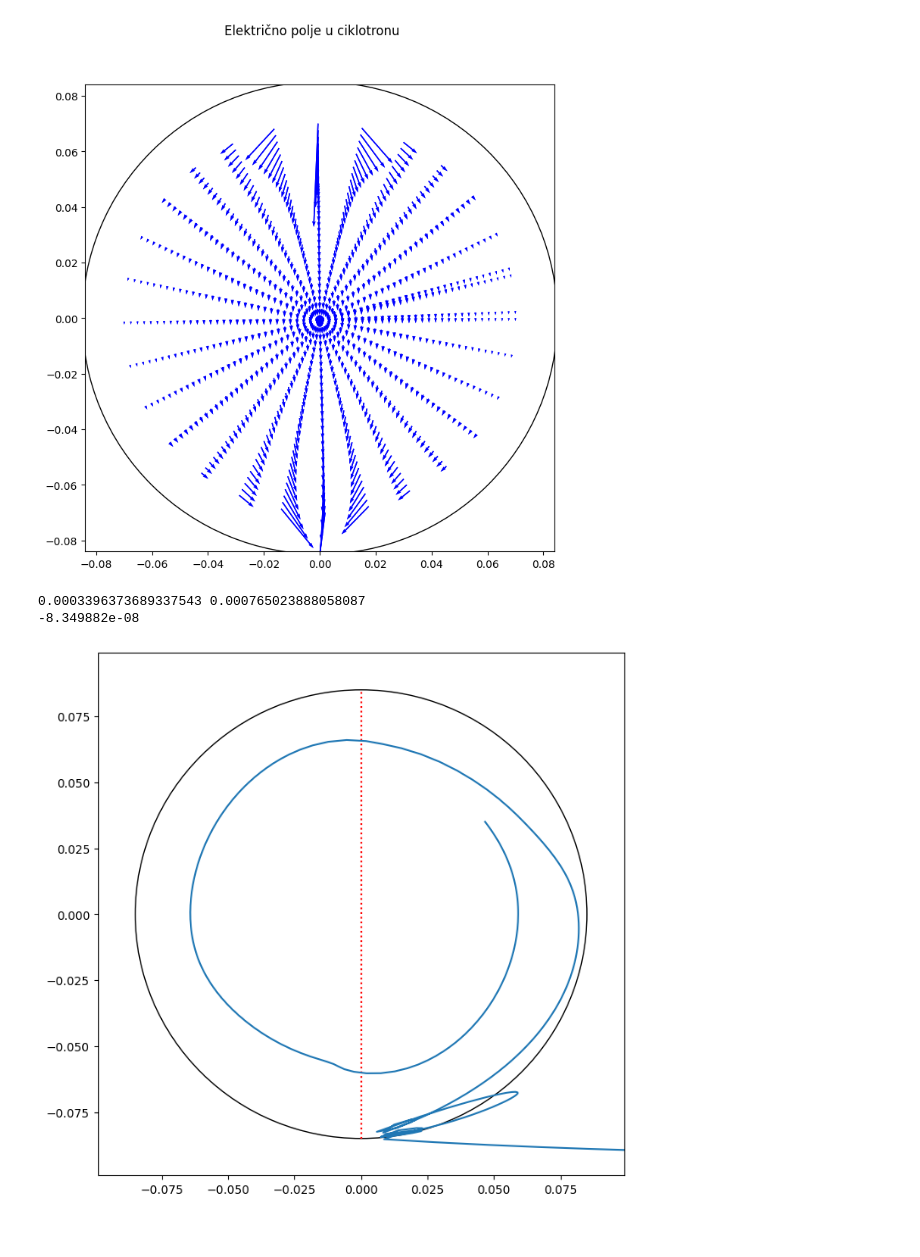
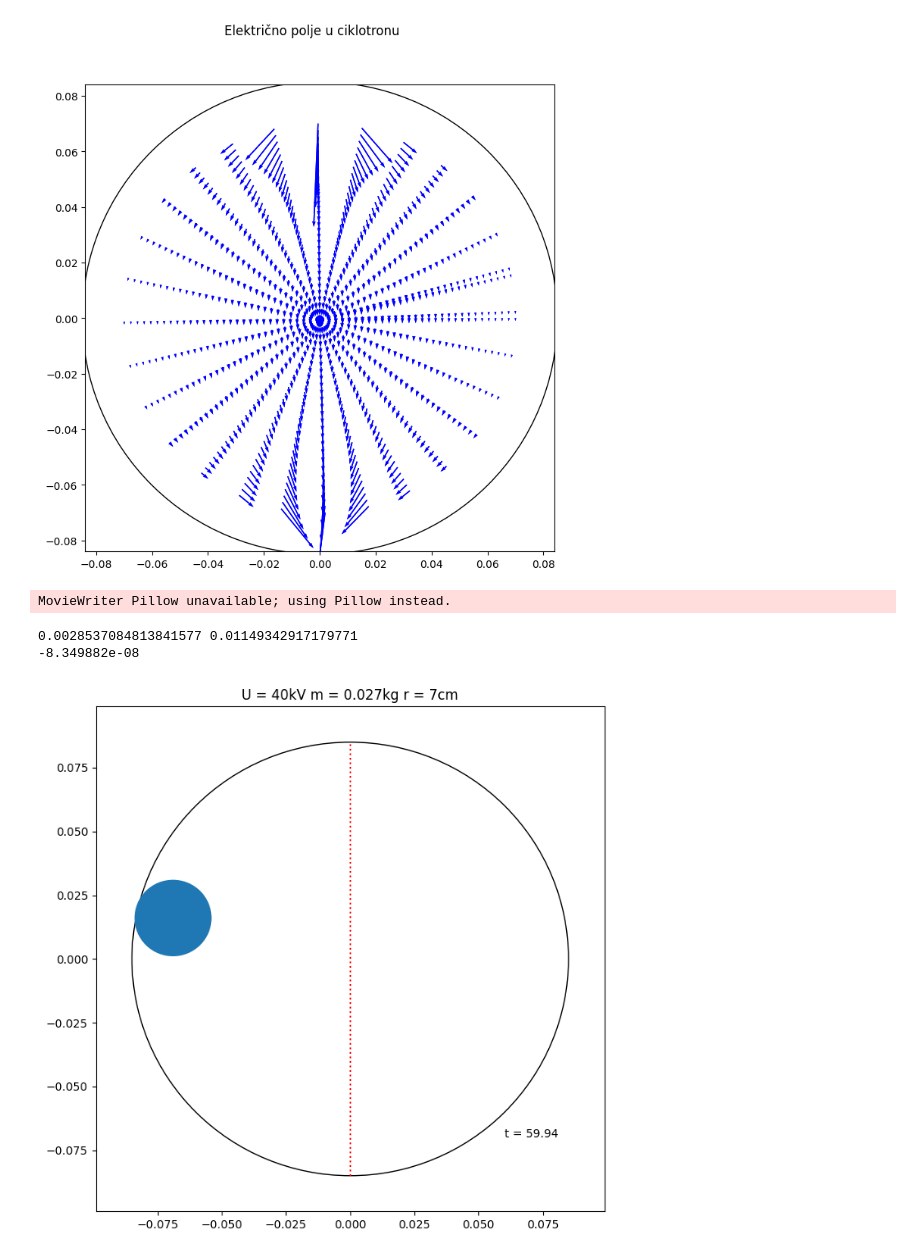
Before and after one commit to Rsepo12349a/Ciklotron_sim, a Jupyter notebook: funny_dipol.ipynb, the cells around one changed output. Drawn from its saved outputs; the diff is of its cells as text; code cells hidden in the pictures.

```diff
--- a/funny_dipol.ipynb
+++ b/funny_dipol.ipynb
@@ -81,12 +81,15 @@ def get_radial_tangential_E(Ex,Ey,theta):
     E_t = -Ex * np.sin(theta) - Ey * np.cos(theta)
     return E_r,E_t
 
+def step_fun(x, a = 0.01):
+    return (1 + x/a) * (-np.tanh(x/a) - 1)
+
 #ovdje ide zid, sam zamijeni ovo ne radi najbolje
 def step_force(r,F_x=0,F_y=0,v_x=0,v_y=0,theta=0 ):
     v_tan = np.sqrt((v_x*np.sin(theta))**2 + (v_y*np.cos(theta))**2)
     Fcf = m_loptica * (v_tan)**2 / r
     F_rad = F_x * np.cos(theta) + F_y * np.sin(theta)
-    resistance = 0.542*(Fcf+F_rad) * (np.tanh((r-r0)/0.001)-1)
+    resistance = (Fcf+F_rad) * step_fun(r-r0)
     return resistance * np.cos(theta), resistance* np.sin(theta)
 
 def akceleracija(x,y,v_x,v_y):
@@ -101,7 +104,7 @@ def akceleracija(x,y,v_x,v_y):
         print("Damnnn",x,y)
         bottom = True
         q_loptica *= -1
-    if x > delta/2 and r0-delta < y < r0+delta and bottom:
+    if x > delta/2 and r0-delta < y < r0 and bottom:
         print("Damnnn2",x,y)
         bottom = False
         q_loptica *= -1
@@ -116,11 +119,11 @@ def func(t,y):
 # %%
 x0 = np.asarray([r0/1.5,r0/2])
 x0_dt = [0,0]
-T_max = 100.0
+T_max = 60.0
 n_t =  1000
 dt = T_max / n_t
 t = np.arange(0.0,T_max, dt)
 y0 = [x0[0],x0[1],x0_dt[0],x0_dt[1]]
 ## fun - prima vrijeme t i y[0] = x i y[1] = dx/dt kao poc uvjeti (duljina y0)
-solution = solve_ivp(func,[0.0, T_max],y0,method='RK45',t_eval = t)
+solution = solve_ivp(func,[0.0, T_max],y0,method="LSODA",t_eval = t)
 # %% [output]
@@ -151,18 +158,33 @@ ax.scatter(0,-r0-delta,color="r",marker="_")
 # %%
 fig = plt.figure(figsize=(8, 8))
 ax = fig.subplots(1,1)
 E_r,E_t = get_radial_tangential_E(E_x,E_y,theta)
 ax.set_xlim(-r0* 1.2-delta,r0 * 1.2+delta)
 ax.set_ylim(-r0*1.2-delta,r0* 1.2+delta)
 circle = Circle((0, 0), r0+delta, fill=False)
 ax.add_patch(circle)
 ax.plot([0,0],[-r0-delta,r0+delta], c = "r",  ls= ":")
-ax.plot(solution.y[0,:],solution.y[1,:])
+ax.plot(solution.y[0,0],solution.y[1,0])
+t = ax.text(0.06,-0.07, f"t={solution.t[0]}")
 print(solution.y[2,-1],solution.y[3,-1])
 print(q_loptica)
+ax.set_title("U = 40kV m = 0.027kg r = 7cm")
+#ax.plot(solution.y[0],solution.y[1])
+c2 = Circle(x0, delta, fill=True)
+c = ax.add_patch(c2)
+
+def animate(i):
+    b = t.set_text(f"t = {round(solution.t[i],2)}")
+    c.set_center(xy =[solution.y[0,i],solution.y[1,i]])
+    return [t,c2]
+
+
+anim = animation.FuncAnimation(fig = fig, func = animate,frames = n_t, interval = T_max/n_t, blit = True)
+anim.save("ANIMACIJA.gif", writer='Pillow',fps=round((n_t / T_max)))
 # %% [output]
-0.0003396373689337543 0.000765023888058087
--8.349882e-08
+MovieWriter Pillow unavailable; using Pillow instead.
+0.0028537084813841577 0.01149342917179771
+-8.349882e-08
-[figure, old version]
+[figure, new version]
 # %%
 plt.close()
```
Also changed, not shown: parts of 1 cell of this notebook, 1 other file.
